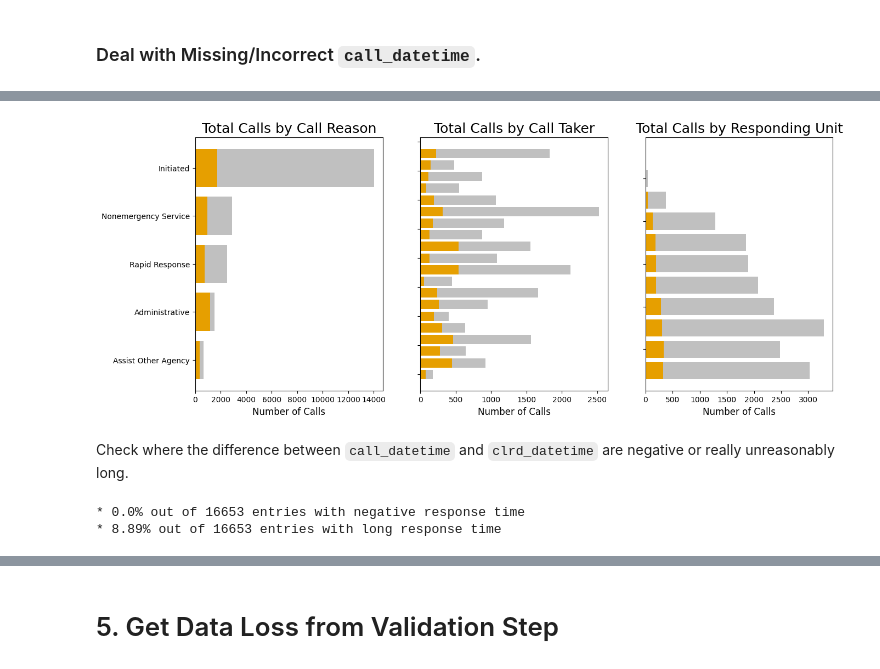
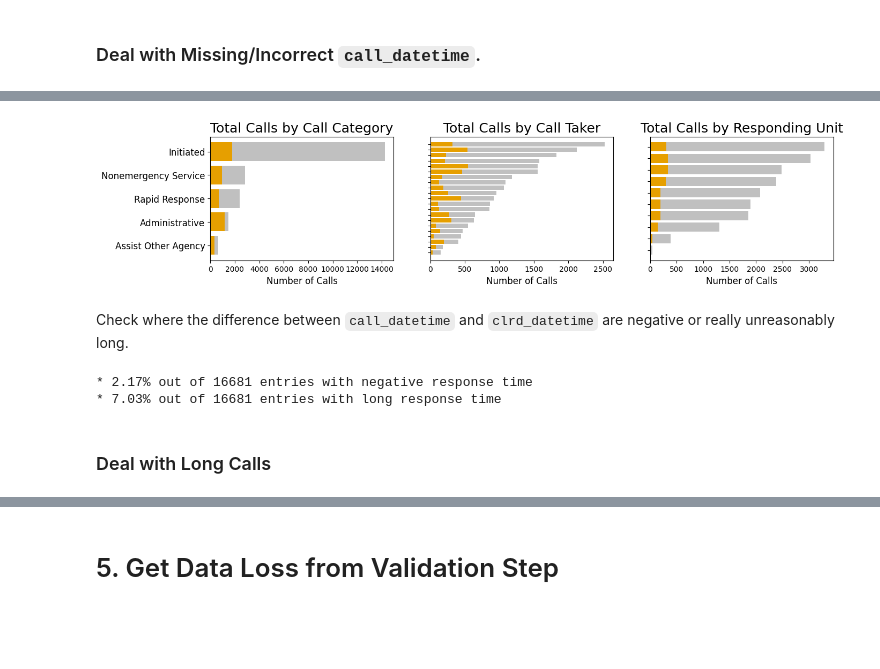
Before and after one commit to annahaensch/Policing_Pipeline, a Jupyter notebook: notebooks/Data_Processing.ipynb, the cells around one changed output, grey strips where cells are left out. Cells and saved outputs as stored; diff of their text form; code cells hidden in the pictures; blank space fills up the shorter version.

```diff
--- a/notebooks/Data_Processing.ipynb
+++ b/notebooks/Data_Processing.ipynb
@@ -29,8 +29,8 @@ COLOR_MAP = {
 
 Load 2019 and 2020 data.
 # %%
-df_2019 = pd.read_csv("../data/2023_03_17_parsed_2019_encoded.csv", index_col = 0)
-df_2020 = pd.read_csv("../data/2023_03_17_parsed_2020_encoded.csv", index_col = 0)
+df_2019 = pd.read_csv(f"../data/2024_04_12_parsed_2019_encoded.csv", index_col = 0)
+df_2020 = pd.read_csv(f"../data/2024_04_12_parsed_2020_encoded.csv", index_col = 0)
 
 df = pd.concat([df_2019, df_2020])
 df.reset_index(drop = True, inplace = True)
@@ -374,3 +377,13 @@ A few things to note:
+# %%
+prr_idx = np.where(df["call_reason"] == "PUBLIC RECORDS REQUEST")[0]
+
+# df[df["call_reason"] == "PUBLIC RECORDS REQUEST"].loc[:,"clrd_datetime"] = pd.NaT
+# df[df["call_reason"] == "9-1-1 WRONG NUMBER"].loc[:,"clrd_datetime"] = pd.NaT
+
+df.loc[df.call_reason == "PUBLIC RECORDS REQUEST","clrd_datetime"] = pd.NaT
+df.loc[df.call_reason == "9-1-1 WRONG NUMBER","clrd_datetime"] = pd.NaT
+df.loc[df.call_reason == "ALARM PERMIT RENEWAL","clrd_datetime"] = pd.NaT
+df.loc[df.call_reason == "9-1-1 OVERFLOW NORTH ADAMS","clrd_datetime"] = pd.NaT
 # %%
 df_timenans = df[df["clrd_datetime"].isna()].copy()
 
@@ -412,5 +425,5 @@ plt.show()
 # %%
-fig, ax = plt.subplots(1, 3, figsize = (15,6))
+fig, ax = plt.subplots(1, 3, figsize = (15,3))
 
 feature = "call_category"
 
@@ -434,9 +447,10 @@ df_valcount_merged.reset_index(drop = True, inplace = True)
 
 ax[0].barh(df_valcount_merged[feature],df_valcount_merged["count_total"], color = "silver")
 ax[0].barh(df_valcount_merged[feature],df_valcount_merged["nan_total"],color = COLOR_MAP["light_orange"])
-ax[0].set_title("Total Calls by Call Reason", fontsize = 18)
+ax[0].set_title("Total Calls by Call Category", fontsize = 18)
 ax[0].set_xlabel("Number of Calls", fontsize = 12)
-
+ax[0].set_yticks(df_valcount_merged[feature])
+ax[0].set_yticklabels(df_valcount_merged[feature], fontsize = 12)
 
 feature = "call_taker"
 
@@ -467,40 +481,40 @@ feature = "responding_units"
 
 df_valcount = pd.DataFrame(df.groupby(feature).count())
 df_valcount.reset_index(inplace = True)
 df_valcount.rename(columns = {"index":feature,"date":"count_total"}, inplace = True)
 df_valcount = df_valcount[[feature,"count_total"]].copy()
 
 df_valcount_nan = pd.DataFrame(df.groupby(feature).count())
 df_valcount_nan.reset_index(inplace = True)
 df_valcount_nan.rename(columns = {"index":feature,"clrd_datetime":"not_nan_total"}, inplace = True)
 df_valcount_nan = df_valcount_nan[[feature,"not_nan_total"]].copy()
 
 df_valcount_merged = df_valcount.merge(df_valcount_nan, how = "outer")
 df_valcount_merged = df_valcount_merged.fillna(value = 0)
 df_valcount_merged["nan_total"] = df_valcount_merged["count_total"] - df_valcount_merged["not_nan_total"]
 
 df_valcount_merged.sort_values(by = "count_total", inplace = True)
 df_valcount_merged.reset_index(drop = True, inplace = True)
 
 
 ax[2].barh(df_valcount_merged[feature],df_valcount_merged["count_total"],
            label = r"Calls with valid ${\tt clrd\_datetime}$",color = "silver")
 ax[2].barh(df_valcount_merged[feature],df_valcount_merged["nan_total"],
            label = r"Calls with ${\tt clrd\_datetime}$ = NaT", color = COLOR_MAP["light_orange"])
 ax[2].set_yticklabels([])
 ax[2].set_xlabel("Number of Calls", fontsize = 12)
 ax[2].set_title("Total Calls by Responding Unit", fontsize = 18)
 #ax[2].legend(fontsize = 12, loc = "lower right", bbox_to_anchor = (1.1,0))
 
 plt.show()
 # %% [output]
-[figure, old version]
+[figure, new version]
 # %%
 df = df[~df["clrd_datetime"].isna()].copy()
 # %% [markdown]
 Check where the difference between `call_datetime` and `clrd_datetime` are negative or really unreasonably long.
 # %%
-df["response_time_minutes"] = [d.seconds/60 for d in df["clrd_datetime"] - df["call_datetime"]]
+df["response_time_minutes"] = [d.total_seconds()/60 for d in df["clrd_datetime"] - df["call_datetime"]]
 
 bad_response_times = df[df["response_time_minutes"] < 0].shape[0]
 bad_response_pct = np.around(100 * bad_response_times/df.shape[0], decimals = 2)
@@ -510,5 +524,5 @@ long_response_pct = np.around(100 * long_response_times/df.shape[0], decimals =
 print(f"* {bad_response_pct}% out of {df.shape[0]} entries with negative response time")
 print(f"* {long_response_pct}% out of {df.shape[0]} entries with long response time")
 # %% [output]
-* 0.0% out of 16653 entries with negative response time
-* 8.89% out of 16653 entries with long response time
+* 2.17% out of 16681 entries with negative response time
+* 7.03% out of 16681 entries with long response time
@@ -514,0 +531,2 @@ print(f"* {long_response_pct}% out of {df.shape[0]} entries with long response t
+# %% [markdown]
+### Deal with Long Calls
```
Also changed, not shown: parts of 30 cells of this notebook.
